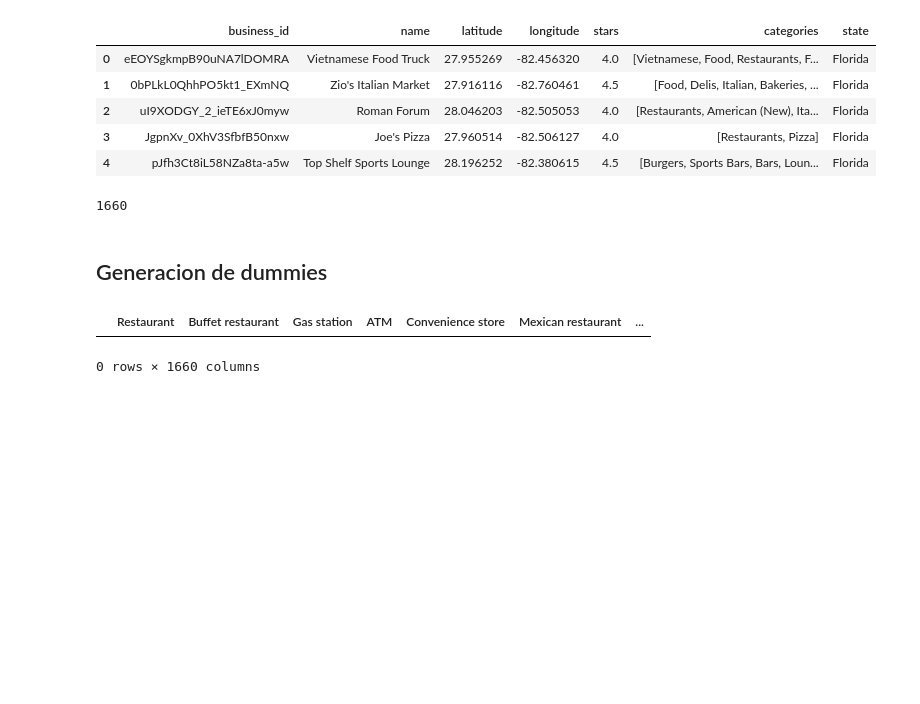
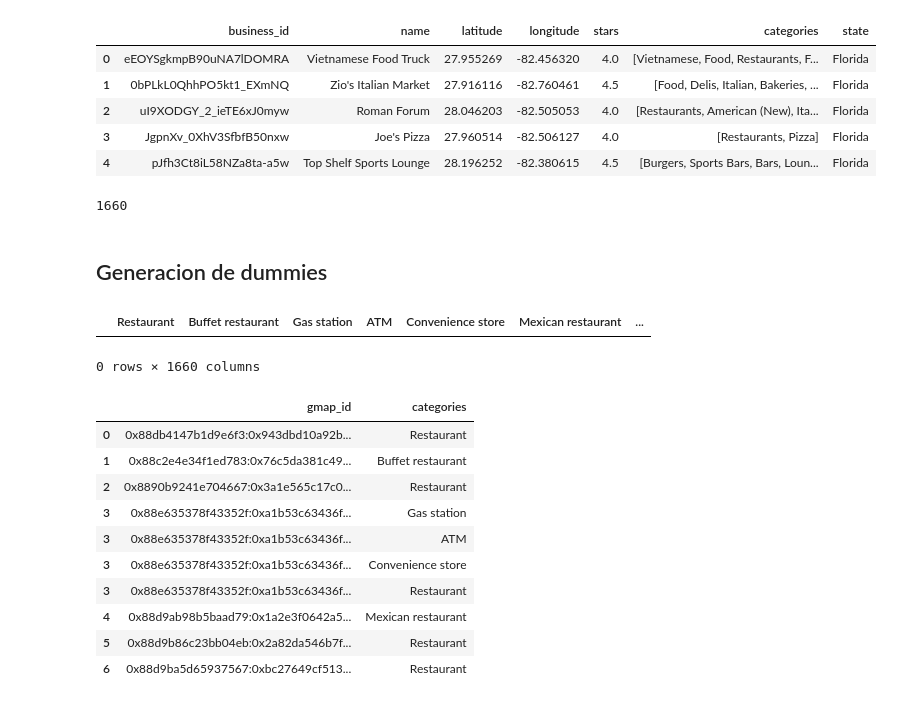
Before and after one commit to Paniceres/GP_Henry, a Jupyter notebook: etl-eda/etl_categories.ipynb, the cells around one changed output. Cells and saved outputs as stored; diff of their text form; code cells hidden in the pictures; blank space fills up the shorter version.

```diff
--- a/etl-eda/3_etl_categories.ipynb
+++ b/etl-eda/etl_categories.ipynb
@@ -64,3 +64,17 @@ categorias
 # %% [output]
 |  | Restaurant | Buffet restaurant | Gas station | ATM | Convenience store | Mexican restaurant | ... |
 0 rows × 1660 columns
+# %%
+google.explode('categories').head(10)
+# %% [output]
+|  | gmap_id | categories |
+| 0 | 0x88db4147b1d9e6f3:0x943dbd10a92b... | Restaurant |
+| 1 | 0x88c2e4e34f1ed783:0x76c5da381c49... | Buffet restaurant |
+| 2 | 0x8890b9241e704667:0x3a1e565c17c0... | Restaurant |
+| 3 | 0x88e635378f43352f:0xa1b53c63436f... | Gas station |
+| 3 | 0x88e635378f43352f:0xa1b53c63436f... | ATM |
+| 3 | 0x88e635378f43352f:0xa1b53c63436f... | Convenience store |
+| 3 | 0x88e635378f43352f:0xa1b53c63436f... | Restaurant |
+| 4 | 0x88d9ab98b5baad79:0x1a2e3f0642a5... | Mexican restaurant |
+| 5 | 0x88d9b86c23bb04eb:0x2a82da546b7f... | Restaurant |
+| 6 | 0x88d9ba5d65937567:0xbc27649cf513... | Restaurant |
```
Also changed, not shown: parts of 1 cell of this notebook, 1 other file.
